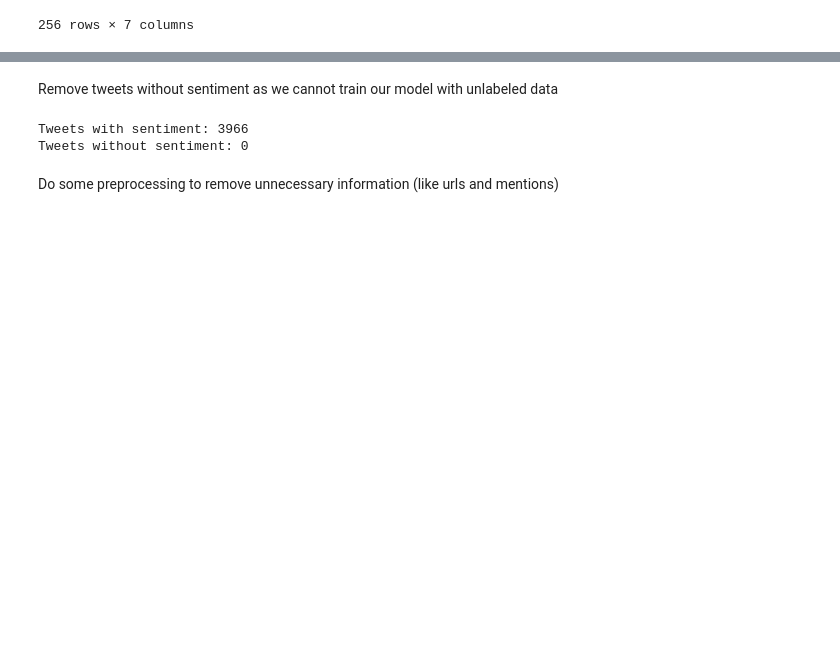
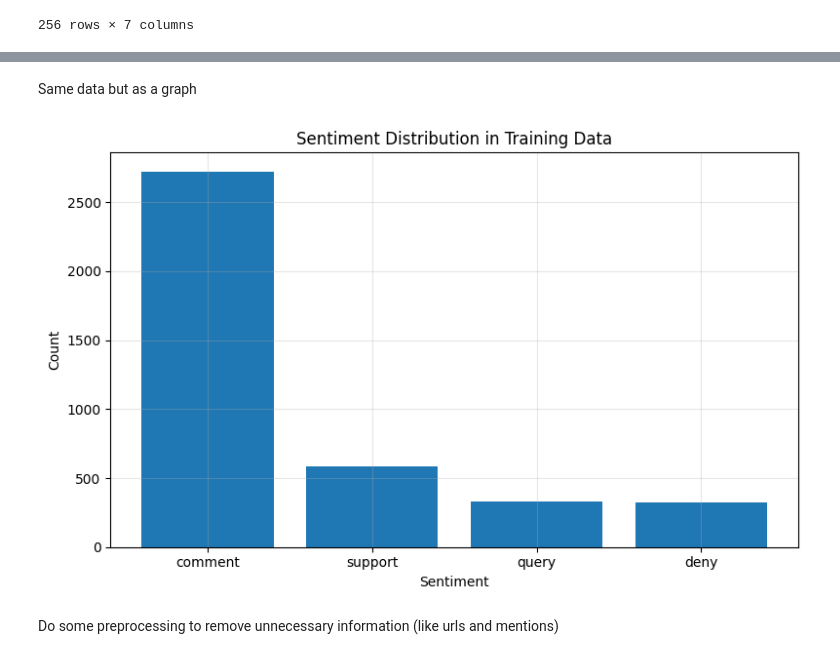
Before and after one commit to NamLe0609/natural-language-processing, a Jupyter notebook: main.ipynb, the cells around one changed output, grey strips where cells are left out. Drawn from its saved outputs; the diff is of its cells as text; code cells hidden in the pictures; blank space fills up the shorter version.

```diff
--- a/main.ipynb
+++ b/main.ipynb
@@ -135,16 +149,22 @@ Name: count, dtype: int64
 
 Tweets with sentiment: 3966
 Tweets without sentiment: 0
-# %% [markdown]
-Remove tweets without sentiment as we cannot train our model with unlabeled data
-# %%
-df_train = df_train.dropna(subset=['sentiment'])
-if 'sentiment' in df_train.columns:
-    print(f"\nTweets with sentiment: {df_train['sentiment'].notna().sum()}")
-    print(f"Tweets without sentiment: {df_train['sentiment'].isna().sum()}")
-# %% [output]
-Tweets with sentiment: 3966
-Tweets without sentiment: 0
+# %% [markdown]
+Same data but as a graph
+# %%
+sentiment_counts = df_train['sentiment'].value_counts()
+
+fig, ax = plt.subplots(figsize=(8, 5))
+bars = ax.bar(sentiment_counts.index, sentiment_counts.values)
+ax.set_xlabel('Sentiment')
+ax.set_ylabel('Count')
+ax.set_title('Sentiment Distribution in Training Data')
+ax.grid(True, alpha=0.3)
+
+plt.tight_layout()
+plt.show()
+# %% [output]
+[figure, added]
 # %% [markdown]
 Do some preprocessing to remove unnecessary information (like urls and mentions)
 # %%
```
Also changed, not shown: parts of 14 cells of this notebook, 3 other files.
